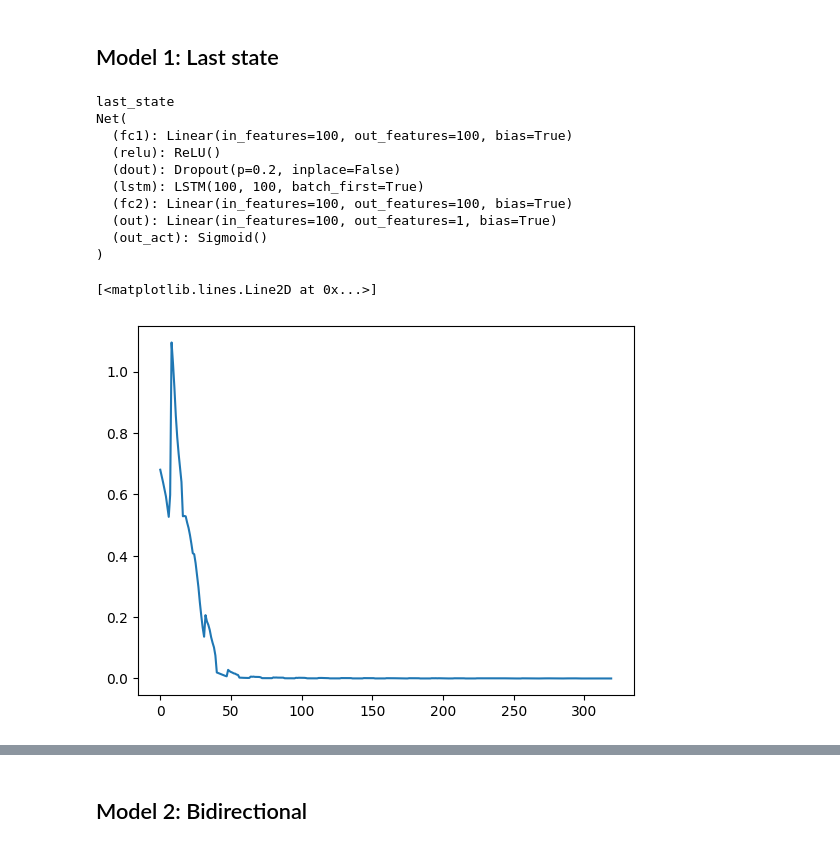
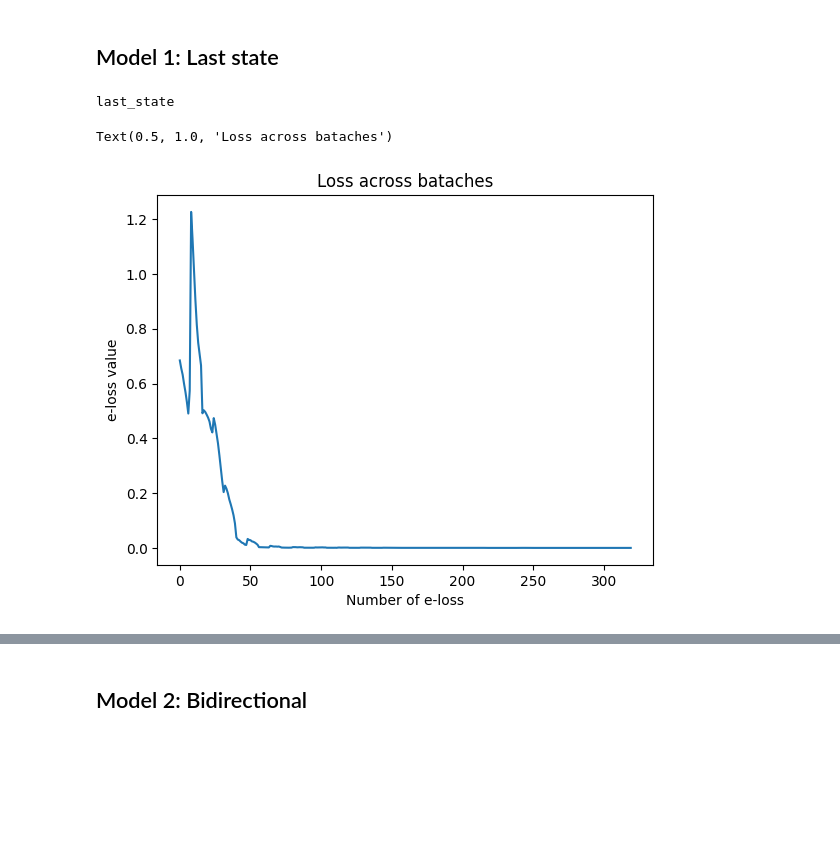
Before and after one commit to Saputoa21/Machine-Translation, a Jupyter notebook: Kopie_von_toy_lstm_pytorch_binaryclassifier_BasicsMT2025s.ipynb, the cells around one changed output, grey strips where cells are left out. Drawn from its saved outputs; the diff is of its cells as text; code cells hidden in the pictures; blank space fills up the shorter version.

```diff
--- a/Kopie_von_toy_lstm_pytorch_binaryclassifier_BasicsMT2025s.ipynb
+++ b/Kopie_von_toy_lstm_pytorch_binaryclassifier_BasicsMT2025s.ipynb
@@ -228,9 +237,6 @@ print(model.feat_representation)
 device = torch.device("cuda:0") if torch.cuda.is_available() else torch.device("cpu")
 model = model.to(device)
 
-#print architecture
-print(model)
-
 #define adam optimizer
 opt = optim.Adam(model.parameters(), lr=1e-3)
 
@@ -238,49 +244,48 @@ opt = optim.Adam(model.parameters(), lr=1e-3)
 criterion = nn.BCEWithLogitsLoss()
 # %% [output]
 last_state
-Net(
-  (fc1): Linear(in_features=100, out_features=100, bias=True)
-  (relu): ReLU()
-  (dout): Dropout(p=0.2, inplace=False)
-  (lstm): LSTM(100, 100, batch_first=True)
-  (fc2): Linear(in_features=100, out_features=100, bias=True)
-  (out): Linear(in_features=100, out_features=1, bias=True)
-  (out_act): Sigmoid()
-)
 # %%
+#define hyperparameters
 e_losses = []
+e_losses_per_epoch = []
 num_epochs = 20
 batch_size=64
 
 for e in range(num_epochs):
   model.train()
   loss_batch = []
   for beg_i in range(0, X.size(0), batch_size):
     #batch instances given batch size
     x_batch = X[beg_i:beg_i + batch_size, :]
     y_batch = Y[beg_i:beg_i + batch_size, :]
     x_batch = x_batch.to(device)
     y_batch = y_batch.to(device)
 
     opt.zero_grad()
     # (1) Forward
-
     y_logits, y_probs = model(x_batch)
     #print(y_probs.size())
     # (2) Compute loss
     loss = criterion(y_logits, y_batch)
     #save loss of batch
     loss_batch.append(loss.item())
     # (3) Compute gradients
     loss.backward()
     #print('backprop')
     # (4) update weights
     opt.step()
 
   e_losses += loss_batch
 
+  # calculate the average loss for the current epoch
+  average_loss_per_epoch = sum(loss_batch) / len(loss_batch)
+  e_losses_per_epoch.append(average_loss_per_epoch)
+
 #plot loss over epochs
 plt.plot(e_losses)
+plt.xlabel("Number of e-loss")
+plt.ylabel("e-loss value")
+plt.title("Loss across batches")
 # %% [output]
-[<matplotlib.lines.Line2D at 0x...>]
+Text(0.5, 1.0, 'Loss across bataches')
-[figure, old version]
+[figure, new version]
```
Also changed, not shown: parts of 60 cells of this notebook.
